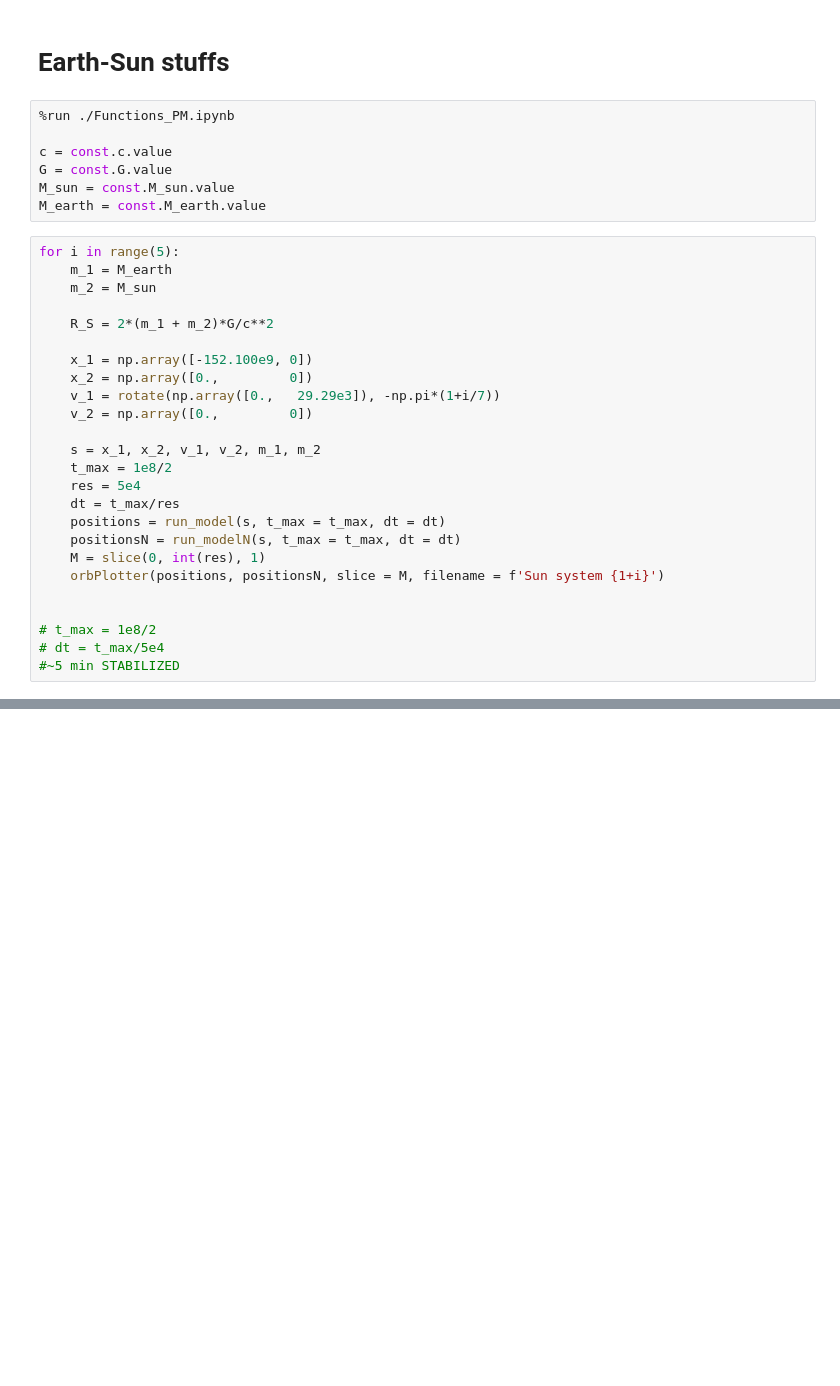
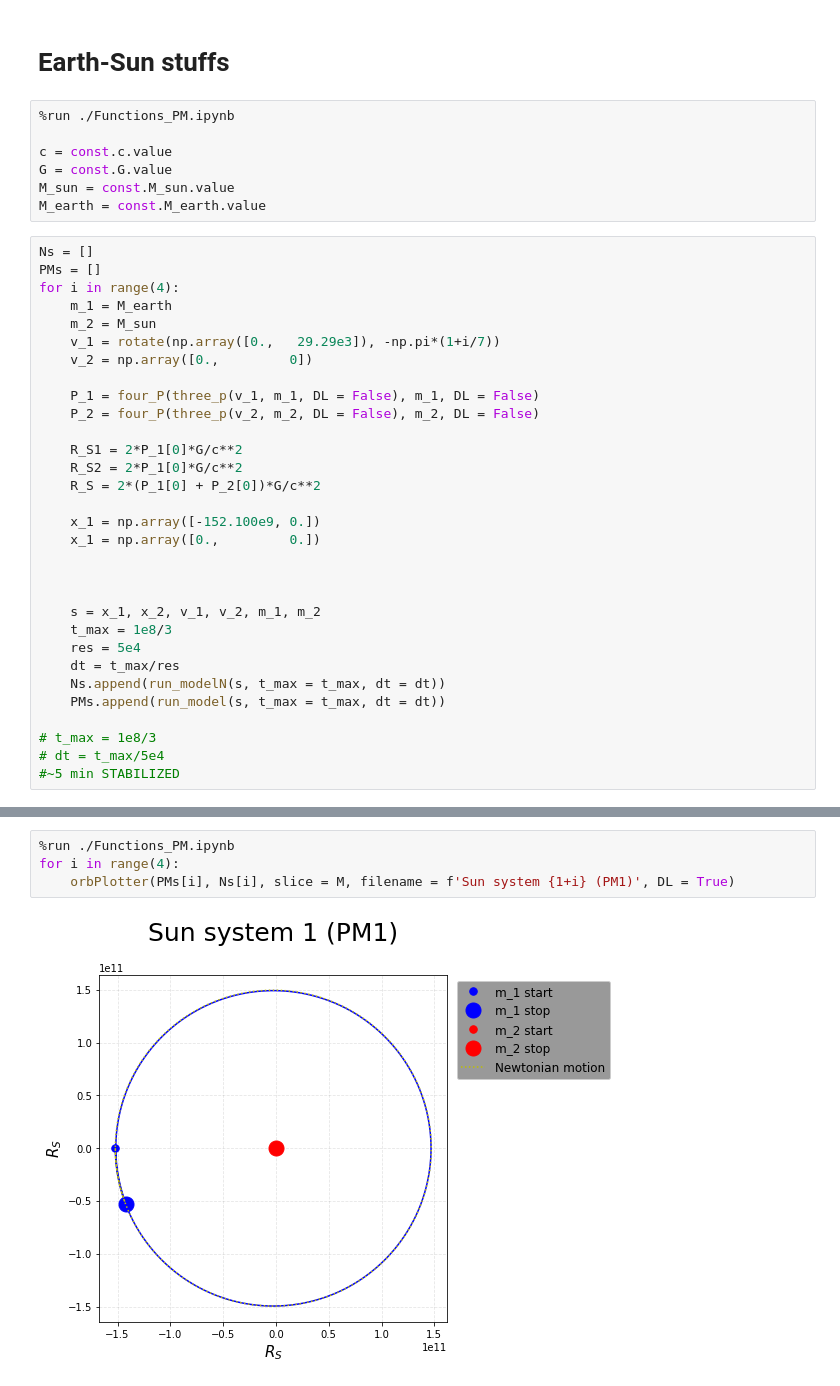
Before and after one commit to carlivas/Binary-Black-Hole-Orbitals, a Jupyter notebook: 04 POST MINKOWSKIAN EXPANSION/test.ipynb, the cells around one changed output, grey strips where cells are left out. Saved outputs shown, nothing was run; the diff lists cells and outputs as text; blank space fills up the shorter version.

```diff
--- a/04 POST MINKOWSKIAN EXPANSION/test.ipynb
+++ b/04 POST MINKOWSKIAN EXPANSION/test.ipynb
@@ -40,27 +62,33 @@ G = const.G.value
 M_sun = const.M_sun.value
 M_earth = const.M_earth.value
 # %%
-for i in range(5):
+Ns = []
+PMs = []
+for i in range(4):
     m_1 = M_earth
     m_2 = M_sun
-
-    R_S = 2*(m_1 + m_2)*G/c**2
-
-    x_1 = np.array([-152.100e9, 0])
-    x_2 = np.array([0.,         0])
     v_1 = rotate(np.array([0.,   29.29e3]), -np.pi*(1+i/7))
     v_2 = np.array([0.,         0])
 
+    P_1 = four_P(three_p(v_1, m_1, DL = False), m_1, DL = False)
+    P_2 = four_P(three_p(v_2, m_2, DL = False), m_2, DL = False)
+
+    R_S1 = 2*P_1[0]*G/c**2
+    R_S2 = 2*P_1[0]*G/c**2
+    R_S = 2*(P_1[0] + P_2[0])*G/c**2
+
+    x_1 = np.array([-152.100e9, 0.])
+    x_1 = np.array([0.,         0.])
+
+
+
     s = x_1, x_2, v_1, v_2, m_1, m_2
-    t_max = 1e8/2
+    t_max = 1e8/3
     res = 5e4
     dt = t_max/res
-    positions = run_model(s, t_max = t_max, dt = dt)
-    positionsN = run_modelN(s, t_max = t_max, dt = dt)
-    M = slice(0, int(res), 1)
-    orbPlotter(positions, positionsN, slice = M, filename = f'Sun system {1+i}')
+    Ns.append(run_modelN(s, t_max = t_max, dt = dt))
+    PMs.append(run_model(s, t_max = t_max, dt = dt))
 
-
-# t_max = 1e8/2
+# t_max = 1e8/3
 # dt = t_max/5e4
 #~5 min STABILIZED
@@ -66,0 +103,6 @@ for i in range(5):
+# %%
+%run ./Functions_PM.ipynb
+for i in range(4):
+    orbPlotter(PMs[i], Ns[i], slice = M, filename = f'Sun system {1+i} (PM1)', DL = True)
+# %% [output]
+[figure, added]
```
Also changed, not shown: parts of 7 cells of this notebook, 6 other files.
